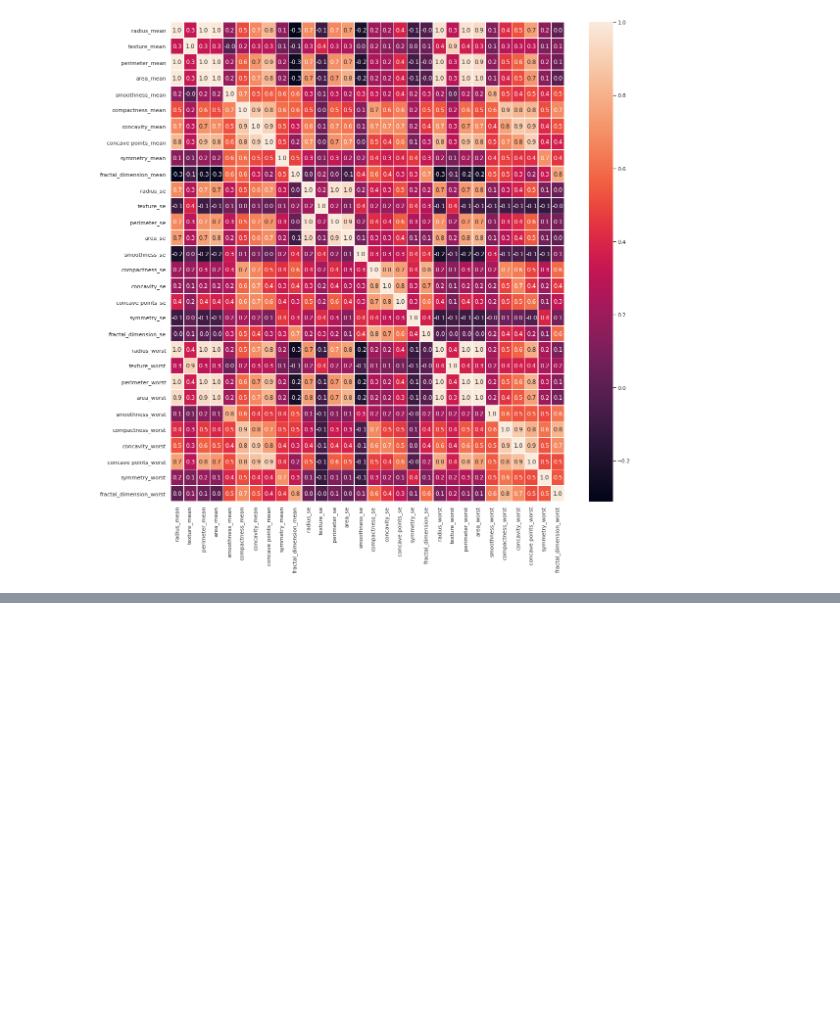
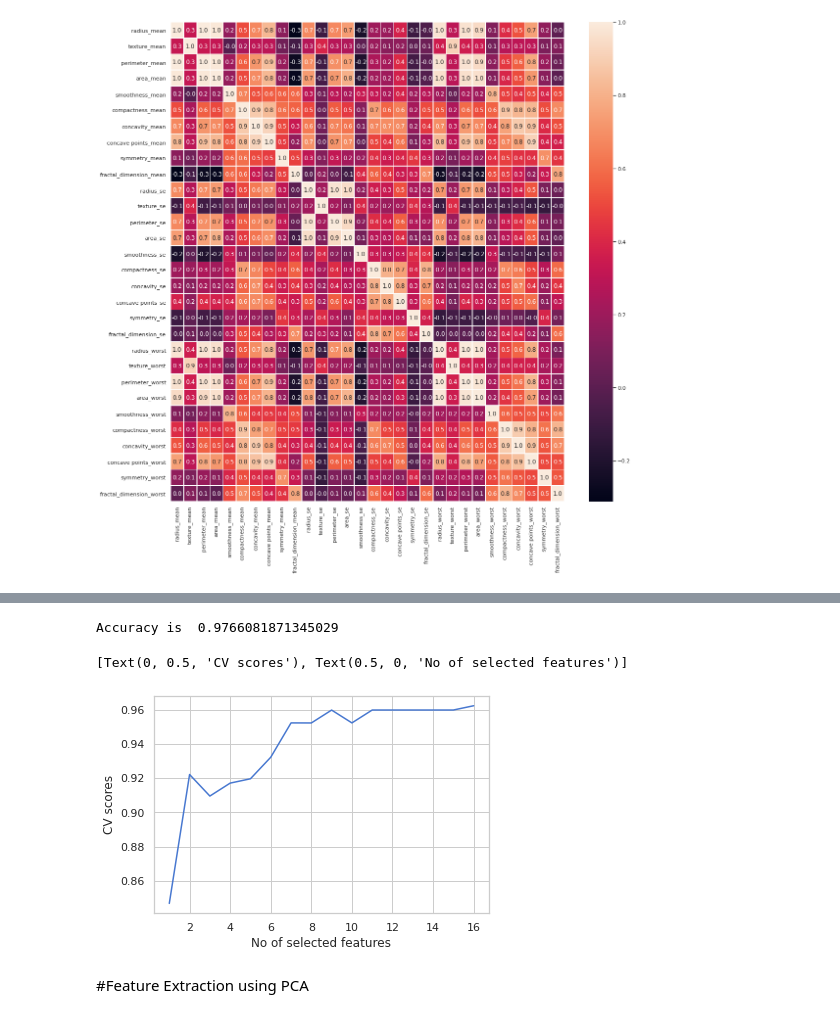
Before and after one commit to deepakacharyab/ML-Projects, a Jupyter notebook: Learners_cancer_EDA.ipynb, the cells around one changed output, grey strips where cells are left out. Drawn from its saved outputs; the diff is of its cells as text; code cells hidden in the pictures; blank space fills up the shorter version.

```diff
--- a/Learners_cancer_EDA.ipynb
+++ b/Learners_cancer_EDA.ipynb
@@ -145,0 +230,9 @@ sns.heatmap(x.corr(), annot=True, linewidths=.5, fmt='.1f', ax=ax)
+# %%
+from sklearn.feature_selection import RFECV
+
+clf_3 = xgb.XGBClassifier()
+
+rfecv = RFECV(estimator=clf_3, step=1, cv=5, scoring='accuracy', n_jobs=-1).fit(x_train, y_train)
+
+print('Optimal Number of features: ', rfecv.n_features_)
+print('Best features', x_train.columns[rfecv.support_])
@@ -145,0 +247,15 @@ sns.heatmap(x.corr(), annot=True, linewidths=.5, fmt='.1f', ax=ax)
+# %%
+print("Accuracy is ", accuracy_score(y_test, rfecv.predict(x_test)))
+# %% [output]
+Accuracy is  0.9766081871345029
+# %%
+num_features = [i for i in range(1, len(rfecv.grid_scores_) + 1)]
+cv_scores = rfecv.grid_scores_
+
+ax = sns.lineplot(x=num_features, y= cv_scores)
+ax.set(xlabel='No of selected features', ylabel='CV scores')
+# %% [output]
+[Text(0, 0.5, 'CV scores'), Text(0.5, 0, 'No of selected features')]
+[figure, added]
+# %% [markdown]
+#Feature Extraction using PCA
```
Also changed, not shown: parts of 21 cells of this notebook.
